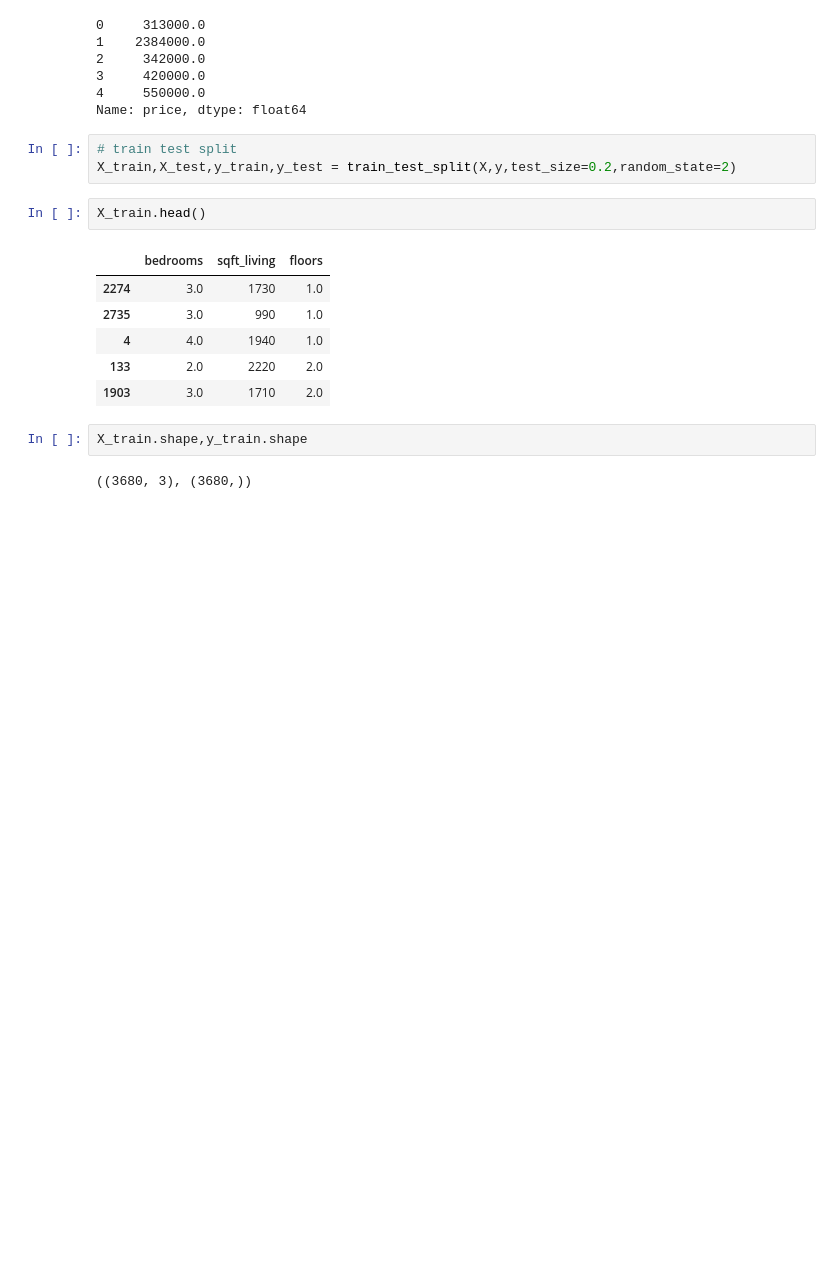
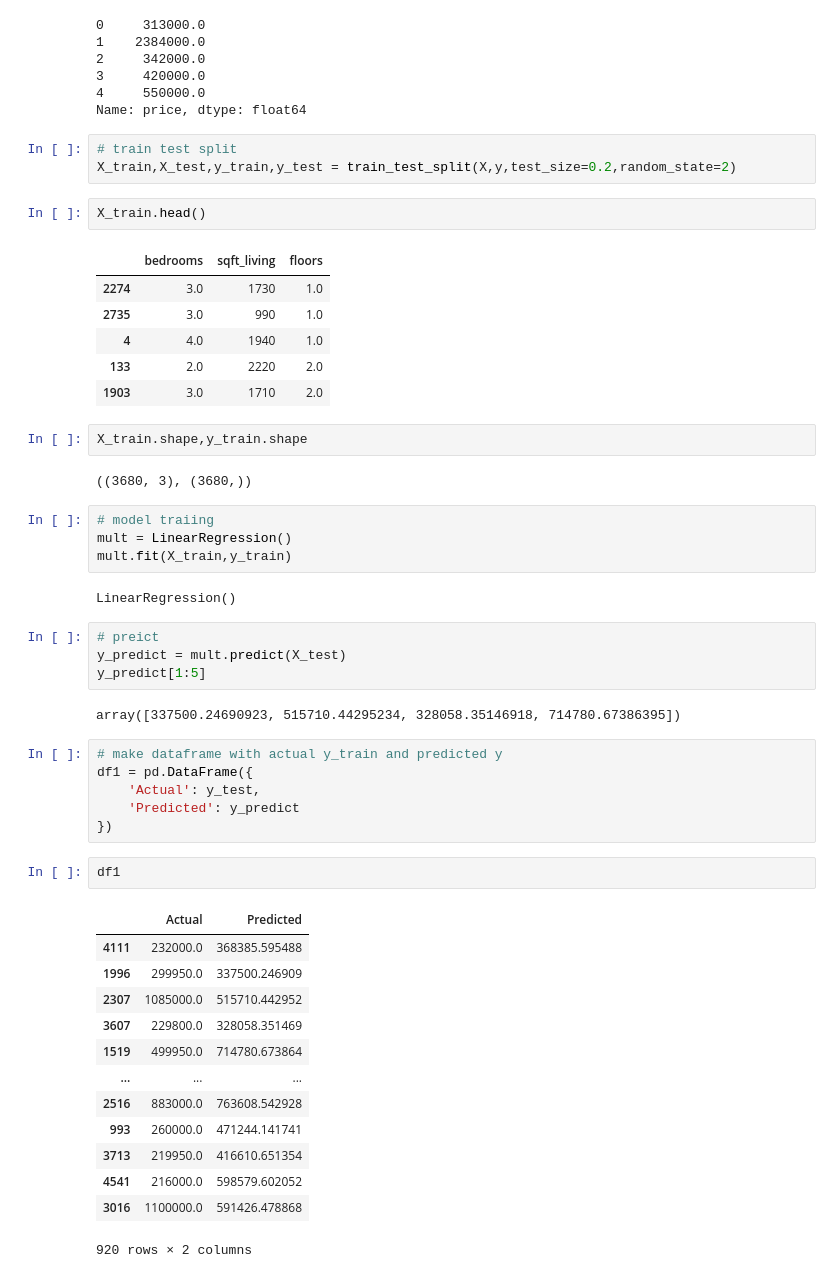
Before and after one commit to subenakhatun/Data-Science, a Jupyter notebook: MachineLearningTheory/linear-regression/multiple-linear-regression.ipynb, the cells around one changed output. Drawn from its saved outputs; the diff is of its cells as text; blank space fills up the shorter version.

```diff
--- a/MachineLearningTheory/linear-regression/multiple-linear-regression.ipynb
+++ b/MachineLearningTheory/linear-regression/multiple-linear-regression.ipynb
@@ -123,3 +123,37 @@ X_train.head()
 X_train.shape,y_train.shape
 # %% [output]
 ((3680, 3), (3680,))
+# %%
+# model traiing
+mult = LinearRegression()
+mult.fit(X_train,y_train)
+# %% [output]
+LinearRegression()
+# %%
+# preict
+y_predict = mult.predict(X_test)
+y_predict[1:5]
+# %% [output]
+array([337500.24690923, 515710.44295234, 328058.35146918, 714780.67386395])
+# %%
+# make dataframe with actual y_train and predicted y
+df1 = pd.DataFrame({
+    'Actual': y_test,
+    'Predicted': y_predict
+})
+# %%
+df1
+# %% [output]
+|  | Actual | Predicted |
+| 4111 | 232000.0 | 368385.595488 |
+| 1996 | 299950.0 | 337500.246909 |
+| 2307 | 1085000.0 | 515710.442952 |
+| 3607 | 229800.0 | 328058.351469 |
+| 1519 | 499950.0 | 714780.673864 |
+| ... | ... | ... |
+| 2516 | 883000.0 | 763608.542928 |
+| 993 | 260000.0 | 471244.141741 |
+| 3713 | 219950.0 | 416610.651354 |
+| 4541 | 216000.0 | 598579.602052 |
+| 3016 | 1100000.0 | 591426.478868 |
+920 rows × 2 columns
```
